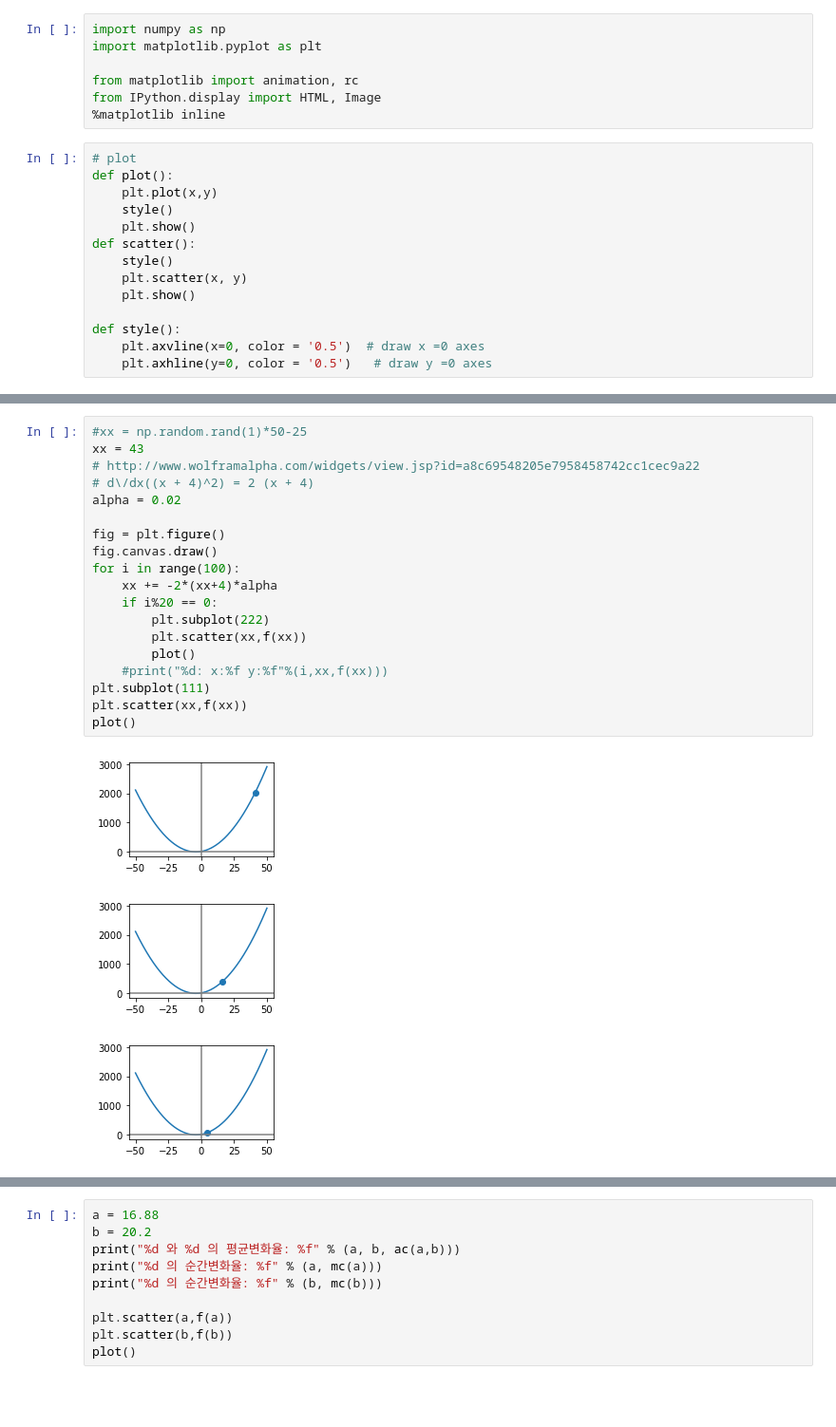
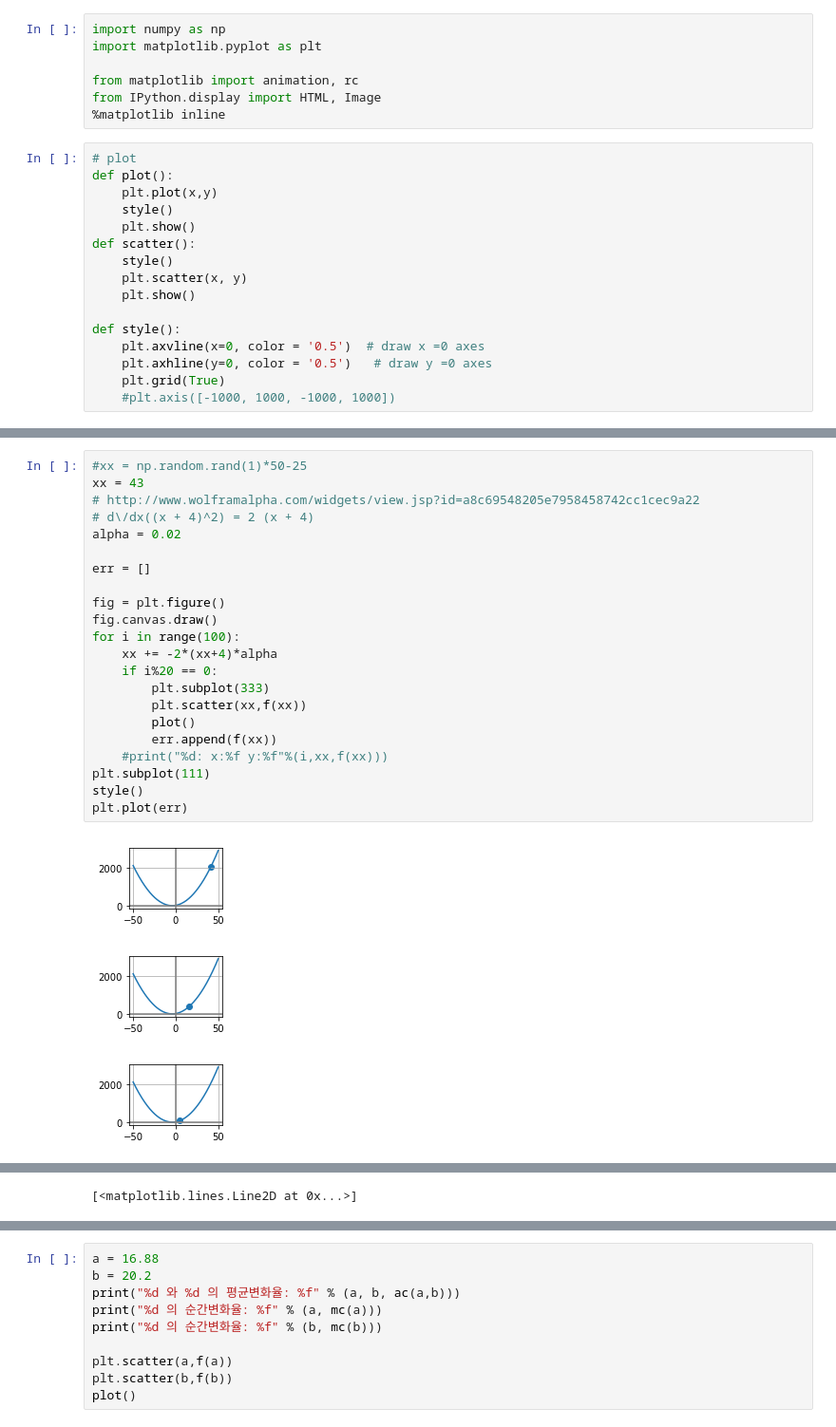
Before and after one commit to lunaB/Python-Algorithm, a Jupyter notebook: gradient_descent/gradient_descent1.ipynb, the cells around one changed output, grey strips where cells are left out. Shown at 95% size. Drawn from its saved outputs; the diff is of its cells as text; blank space fills up the shorter version.

```diff
--- a/gradient_descent/gradient_descent1.ipynb
+++ b/gradient_descent/gradient_descent1.ipynb
@@ -19,6 +19,8 @@ def scatter():
 def style():
     plt.axvline(x=0, color = '0.5')  # draw x =0 axes
     plt.axhline(y=0, color = '0.5')   # draw y =0 axes
+    plt.grid(True)
+    #plt.axis([-1000, 1000, -1000, 1000])
 # %%
 # function
 def f(x):
@@ -40,23 +42,26 @@ plot()
 # %%
 #xx = np.random.rand(1)*50-25
 xx = 43
 # http://www.wolframalpha.com/widgets/view.jsp?id=a8c69548205e7958458742cc1cec9a22
 # d\/dx((x + 4)^2) = 2 (x + 4)
 alpha = 0.02
 
+err = []
+
 fig = plt.figure()
 fig.canvas.draw()
 for i in range(100):
     xx += -2*(xx+4)*alpha
     if i%20 == 0:
-        plt.subplot(222)
+        plt.subplot(333)
         plt.scatter(xx,f(xx))
         plot()
+        err.append(f(xx))
     #print("%d: x:%f y:%f"%(i,xx,f(xx)))
 plt.subplot(111)
-plt.scatter(xx,f(xx))
-plot()
+style()
+plt.plot(err)
 # %% [output]
-[figure, old version]
+[figure, new version]
-[figure, old version]
+[figure, new version]
-[figure, old version]
+[figure, new version]
@@ -64,0 +70 @@ plot()
+[<matplotlib.lines.Line2D at 0x...>]
```
Also changed, not shown: parts of 2 cells of this notebook.
